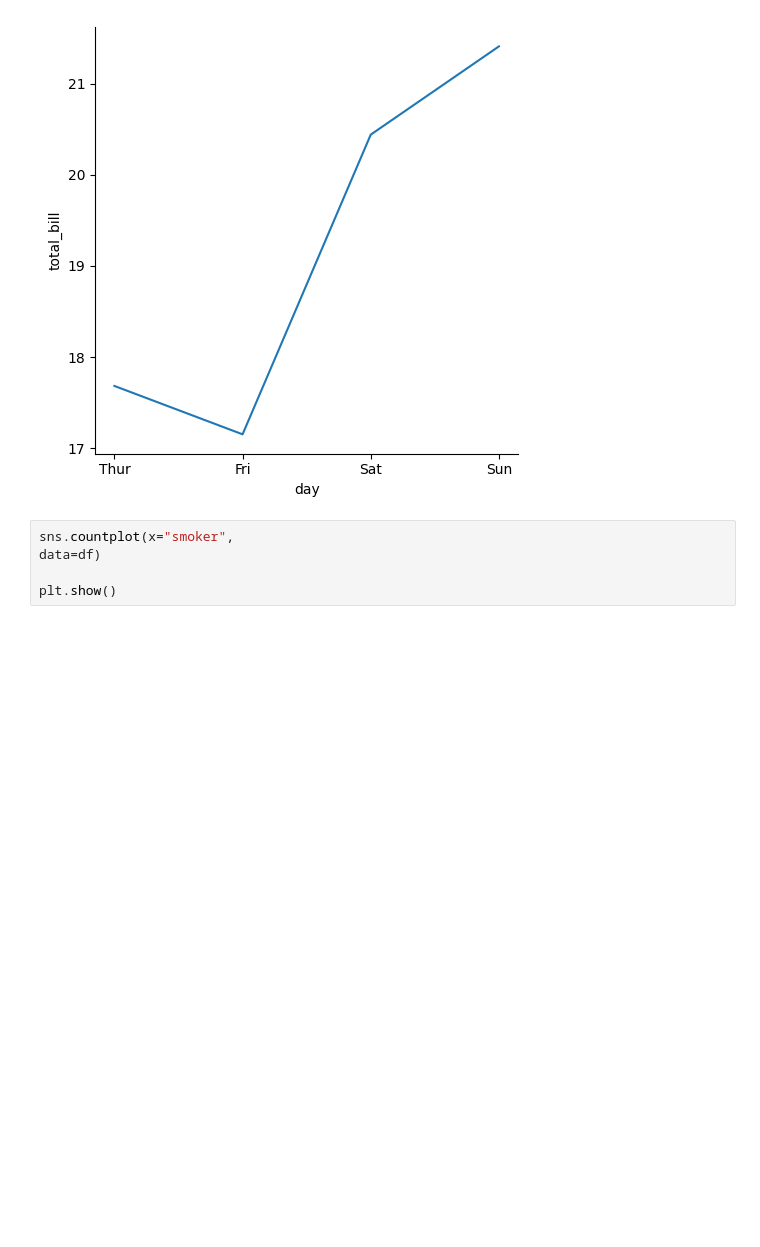
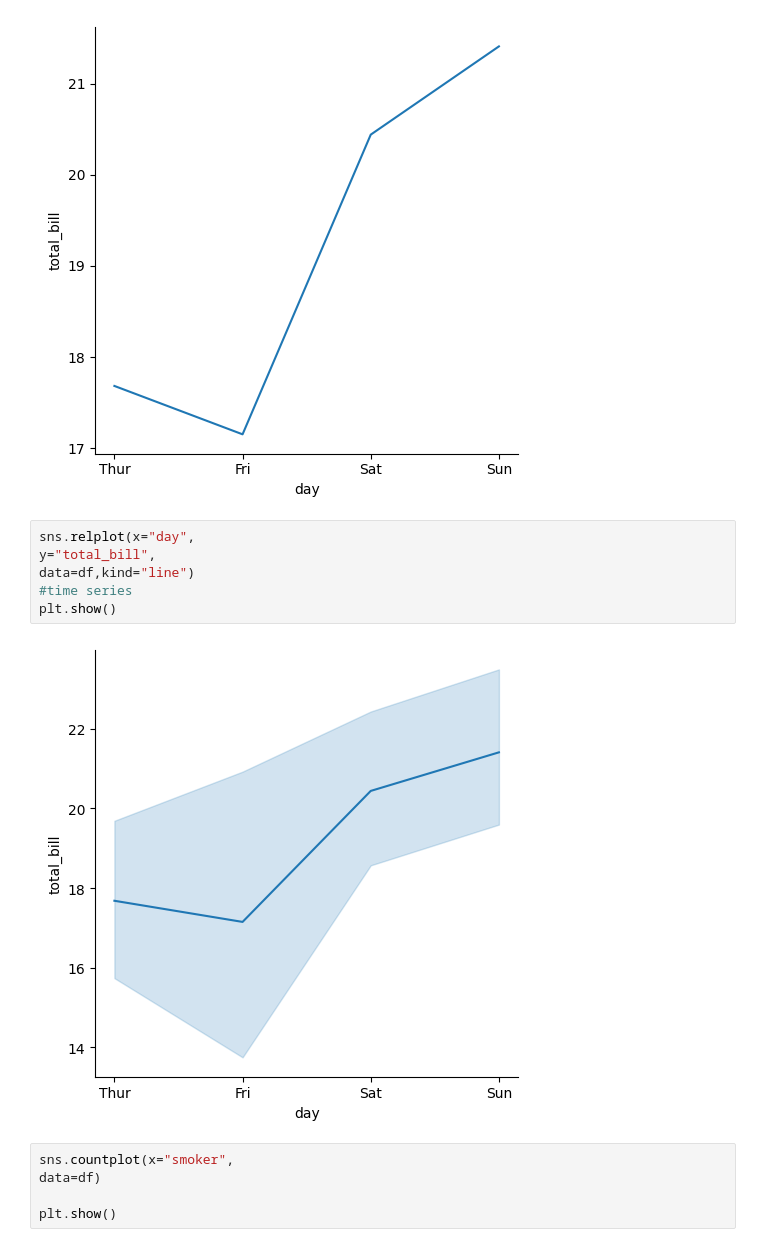
Before and after one commit to divyakhandelwal2211/regex-python-libraries, a Jupyter notebook: seaborn1.ipynb, the cells around one changed output. Drawn from its saved outputs; the diff is of its cells as text; blank space fills up the shorter version.

```diff
--- a/seaborn1.ipynb
+++ b/seaborn1.ipynb
@@ -253,6 +253,14 @@ data=df,kind="line",errorbar=None)
 plt.show()
 # %% [output]
 [figure]
+# %%
+sns.relplot(x="day",
+y="total_bill",
+data=df,kind="line")
+#time series
+plt.show()
+# %% [output]
+[figure, added]
 # %%
 sns.countplot(x="smoker",
 data=df)
```
Also changed, not shown: parts of 23 cells of this notebook, 6 other files.
